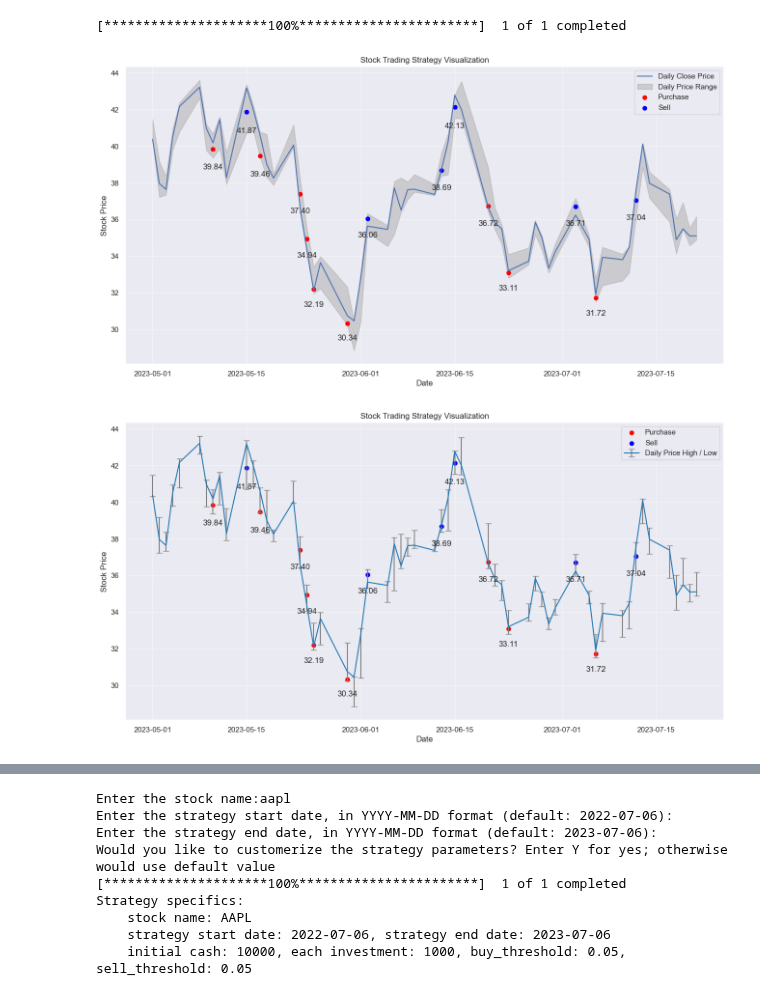
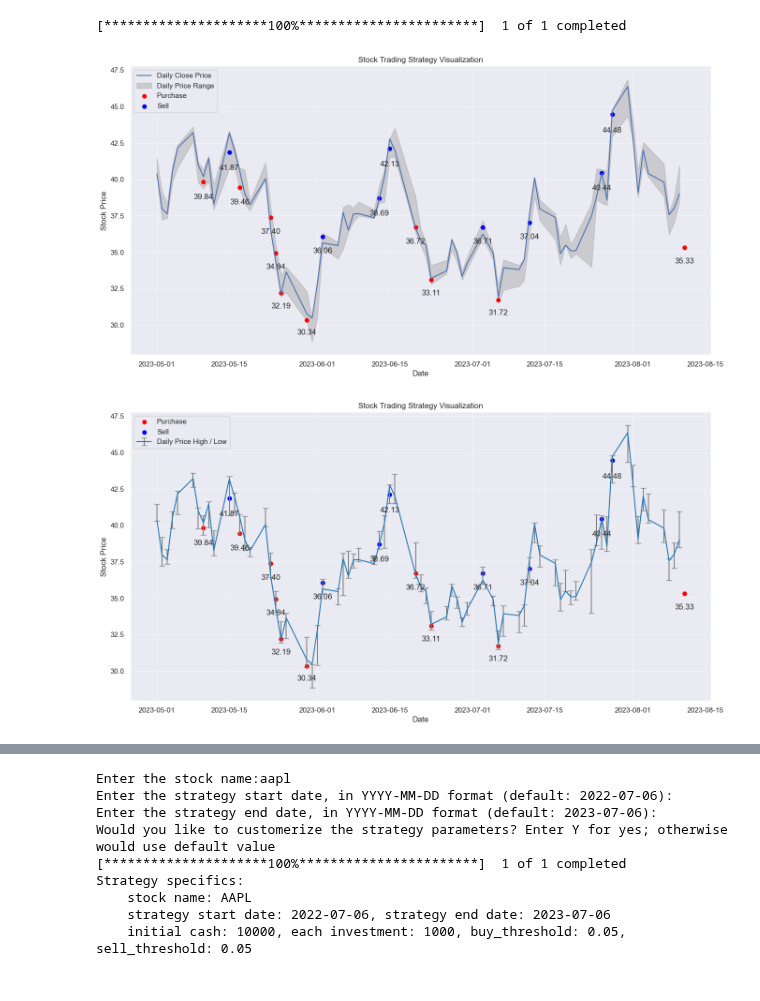
Before and after one commit to Yuchen-Peng/trading_strategy, a Jupyter notebook: notebooks/concise-notebook.ipynb, the cells around one changed output, grey strips where cells are left out. Drawn from its saved outputs; the diff is of its cells as text; code cells hidden in the pictures.

```diff
--- a/notebooks/concise-notebook.ipynb
+++ b/notebooks/concise-notebook.ipynb
@@ -229,6 +229,9 @@ result = pd.DataFrame({
         'Sell',
         'Purchase',
         'Sell',
+        'Sell',
+        'Sell',
+        'Purchase',
     ],
     'date':['2023-05-10',
             '2023-05-15',
@@ -245,6 +248,9 @@ result = pd.DataFrame({
             '2023-07-03',
             '2023-07-06',
             '2023-07-12',
+            '2023-07-26',
+            '2023-07-28',
+            '2023-08-11',
            ],
     'daily_price':[
         39.84,
@@ -262,38 +268,41 @@ result = pd.DataFrame({
         36.71,
         31.72,
         37.04,
+        40.44,
+        44.48,
+        35.33,
     ]
 }
 )
 
 result['date'] = pd.to_datetime(result['date'])
 
 # plot the purchase actions as red dots
 purchases = result[result['action'] == 'Purchase']
 plt.scatter(purchases['date'], purchases['daily_price'], color='red', label='Purchase')
 
 # plot the sell actions as blue dots
 sells = result[result['action'] == 'Sell']
 plt.scatter(sells['date'], sells['daily_price'], color='blue', label='Sell')
 
 for index, row in sells.iterrows():
     # plt.text(row['date'], row['daily_price'], row['daily_price'], ha='center', va='bottom')
     plt.annotate(f"{row['daily_price']:.2f}", xy=(row['date'], row['daily_price']),
                  xytext=(row['date'], row['daily_price']*0.98), ha='center', va='top')
 for index, row in purchases.iterrows():
     # plt.text(row['date'], row['daily_price'], row['daily_price'], ha='center', va='bottom')
     plt.annotate(f"{row['daily_price']:.2f}", xy=(row['date'], row['daily_price']),
                  xytext=(row['date'], row['daily_price']*0.98), ha='center', va='top')
 
 plt.xlabel('Date')
 plt.ylabel('Stock Price')
 plt.title('Stock Trading Strategy Visualization')
 plt.legend()
 
 plt.show()
 # %% [output]
 [*********************100%***********************]  1 of 1 completed
-[figure, old version]
+[figure, new version]
 # %%
 # Plotting error bars for highest and lowest prices
 
@@ -332,4 +341,4 @@ plt.legend()
 
 plt.show()
 # %% [output]
-[figure, old version]
+[figure, new version]
```
Also changed, not shown: parts of 1 cell of this notebook.
